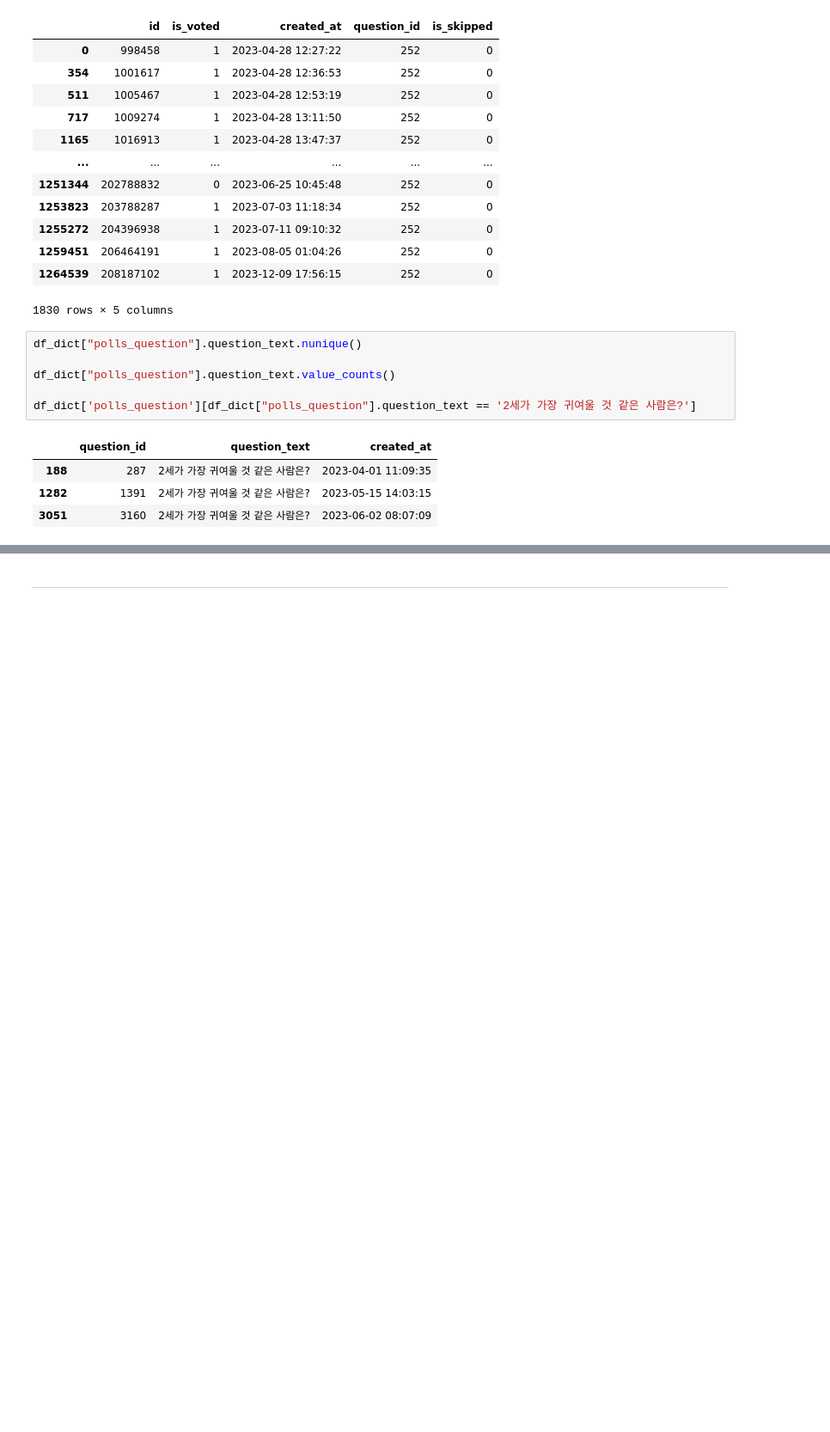
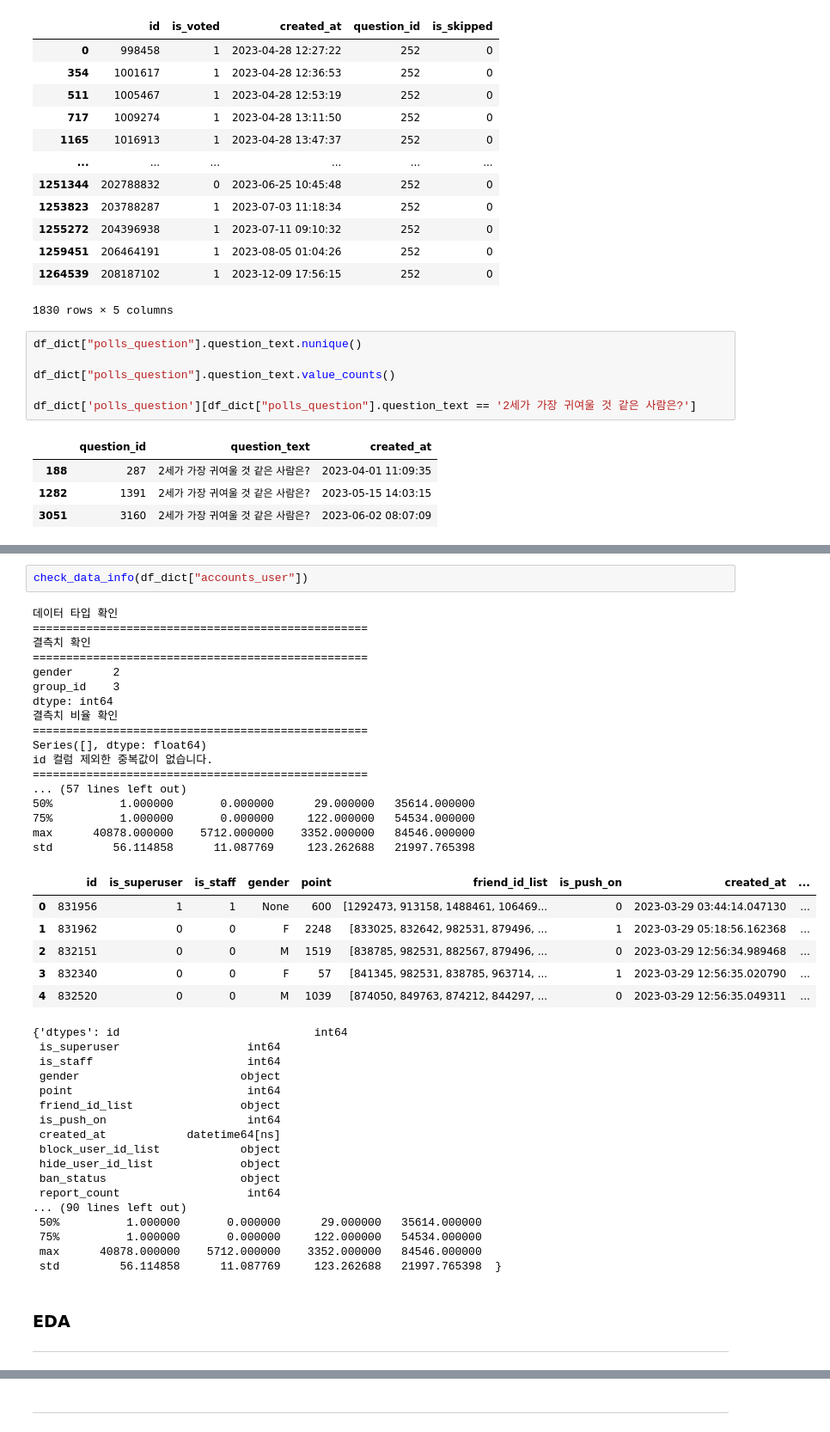
Before and after one commit to seung127/codeit_project, a Jupyter notebook: codeit-project-docker/사전작업_진행중.ipynb, the cells around one changed output, grey strips where cells are left out. Shown at 86% size. Cells and saved outputs as stored; diff of their text form; blank space fills up the shorter version.

```diff
--- a/codeit-project-docker/사전작업_진행중.ipynb
+++ b/codeit-project-docker/사전작업_진행중.ipynb
@@ -1998,0 +2473,46 @@ df_dict['polls_question'][df_dict["polls_question"].question_text == '2세가
+# %%
+check_data_info(df_dict["accounts_user"])
+# %% [output]
+데이터 타입 확인
+==================================================
+결측치 확인
+==================================================
+gender      2
+group_id    3
+dtype: int64
+결측치 비율 확인
+==================================================
+Series([], dtype: float64)
+id 컬럼 제외한 중복값이 없습니다.
+==================================================
+... (57 lines left out)
+50%          1.000000       0.000000      29.000000   35614.000000
+75%          1.000000       0.000000     122.000000   54534.000000
+max      40878.000000    5712.000000    3352.000000   84546.000000
+std         56.114858      11.087769     123.262688   21997.765398
+|  | id | is_superuser | is_staff | gender | point | friend_id_list | is_push_on | created_at | ... |
+| 0 | 831956 | 1 | 1 | None | 600 | [1292473, 913158, 1488461, 106469... | 0 | 2023-03-29 03:44:14.047130 | ... |
+| 1 | 831962 | 0 | 0 | F | 2248 | [833025, 832642, 982531, 879496, ... | 1 | 2023-03-29 05:18:56.162368 | ... |
+| 2 | 832151 | 0 | 0 | M | 1519 | [838785, 982531, 882567, 879496, ... | 0 | 2023-03-29 12:56:34.989468 | ... |
+| 3 | 832340 | 0 | 0 | F | 57 | [841345, 982531, 838785, 963714, ... | 1 | 2023-03-29 12:56:35.020790 | ... |
+| 4 | 832520 | 0 | 0 | M | 1039 | [874050, 849763, 874212, 844297, ... | 0 | 2023-03-29 12:56:35.049311 | ... |
+{'dtypes': id                             int64
+ is_superuser                   int64
+ is_staff                       int64
+ gender                        object
+ point                          int64
+ friend_id_list                object
+ is_push_on                     int64
+ created_at            datetime64[ns]
+ block_user_id_list            object
+ hide_user_id_list             object
+ ban_status                    object
+ report_count                   int64
+... (90 lines left out)
+ 50%          1.000000       0.000000      29.000000   35614.000000
+ 75%          1.000000       0.000000     122.000000   54534.000000
+ max      40878.000000    5712.000000    3352.000000   84546.000000
+ std         56.114858      11.087769     123.262688   21997.765398  }
+# %% [markdown]
+### EDA
+---
```
Also changed, not shown: parts of 39 cells of this notebook.
